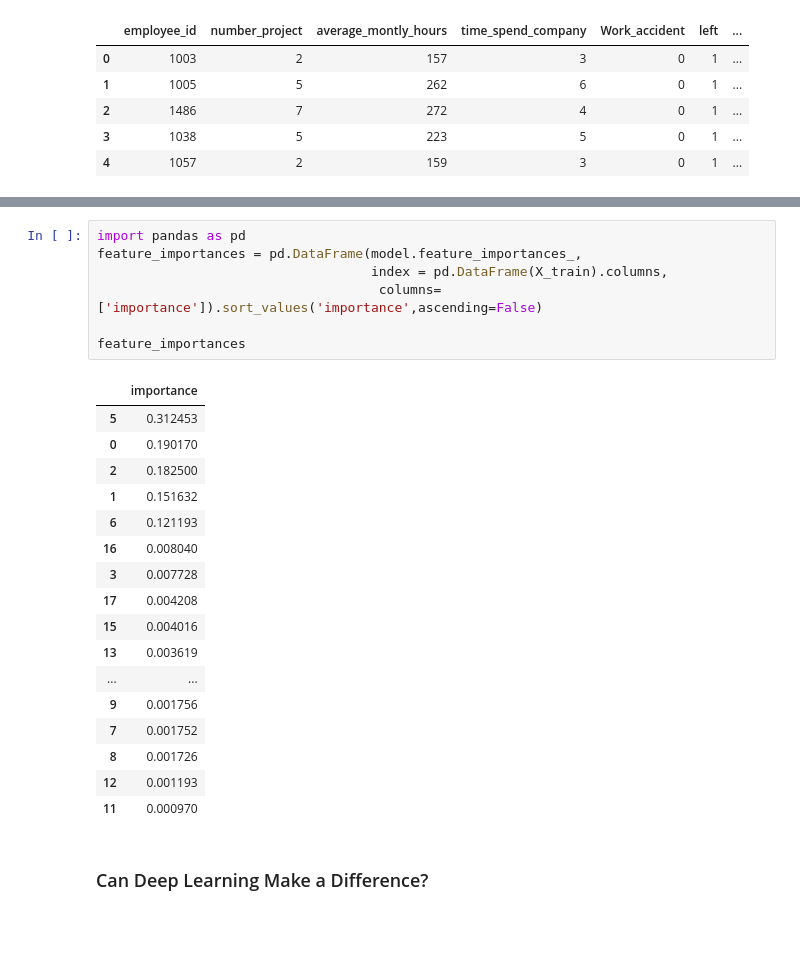
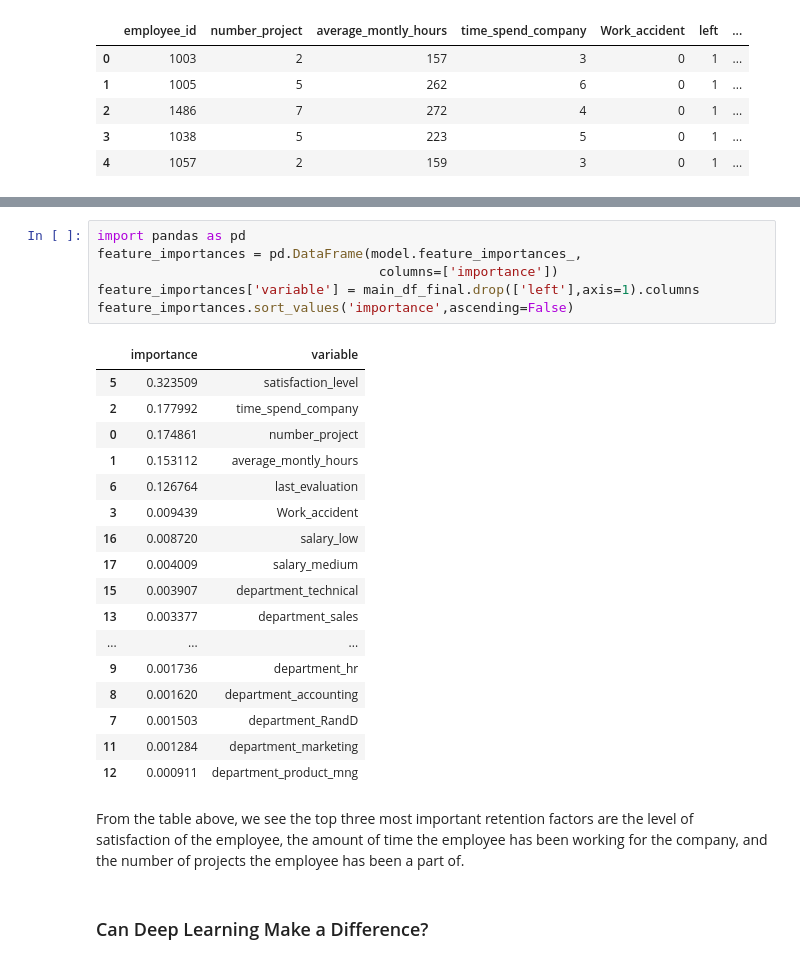
Before and after one commit to waldo102/employee_retention_classifier, a Jupyter notebook: Human_Resources_Retention.ipynb, the cells around one changed output, grey strips where cells are left out. Saved outputs shown, nothing was run; the diff lists cells and outputs as text; blank space fills up the shorter version.

Commit message:
added feature importances list

```diff
--- a/Human_Resources_Retention.ipynb
+++ b/Human_Resources_Retention.ipynb
@@ -451,28 +432,29 @@ Index(['number_project', 'average_montly_hours', 'time_spend_company',
 # %%
 import pandas as pd
 feature_importances = pd.DataFrame(model.feature_importances_,
-                                   index = pd.DataFrame(X_train).columns,
-                                    columns=['importance']).sort_values('importance',ascending=False)
-
-feature_importances
+                                    columns=['importance'])
+feature_importances['variable'] = main_df_final.drop(['left'],axis=1).columns
+feature_importances.sort_values('importance',ascending=False)
 # %% [output]
-|  | importance |
-| 5 | 0.312453 |
-| 0 | 0.190170 |
-| 2 | 0.182500 |
-| 1 | 0.151632 |
-| 6 | 0.121193 |
-| 16 | 0.008040 |
-| 3 | 0.007728 |
-| 17 | 0.004208 |
-| 15 | 0.004016 |
-| 13 | 0.003619 |
-| ... | ... |
-| 9 | 0.001756 |
-| 7 | 0.001752 |
-| 8 | 0.001726 |
-| 12 | 0.001193 |
-| 11 | 0.000970 |
+|  | importance | variable |
+| 5 | 0.323509 | satisfaction_level |
+| 2 | 0.177992 | time_spend_company |
+| 0 | 0.174861 | number_project |
+| 1 | 0.153112 | average_montly_hours |
+| 6 | 0.126764 | last_evaluation |
+| 3 | 0.009439 | Work_accident |
+| 16 | 0.008720 | salary_low |
+| 17 | 0.004009 | salary_medium |
+| 15 | 0.003907 | department_technical |
+| 13 | 0.003377 | department_sales |
+| ... | ... | ... |
+| 9 | 0.001736 | department_hr |
+| 8 | 0.001620 | department_accounting |
+| 7 | 0.001503 | department_RandD |
+| 11 | 0.001284 | department_marketing |
+| 12 | 0.000911 | department_product_mng |
+# %% [markdown]
+From the table above, we see the top three most important retention factors are the level of satisfaction of the employee, the amount of time the employee has been working for the company, and the number of projects the employee has been a part of.
 # %% [markdown]
 ### Can Deep Learning Make a Difference?
 # %%
```
Also changed, not shown: parts of 25 cells of this notebook.
